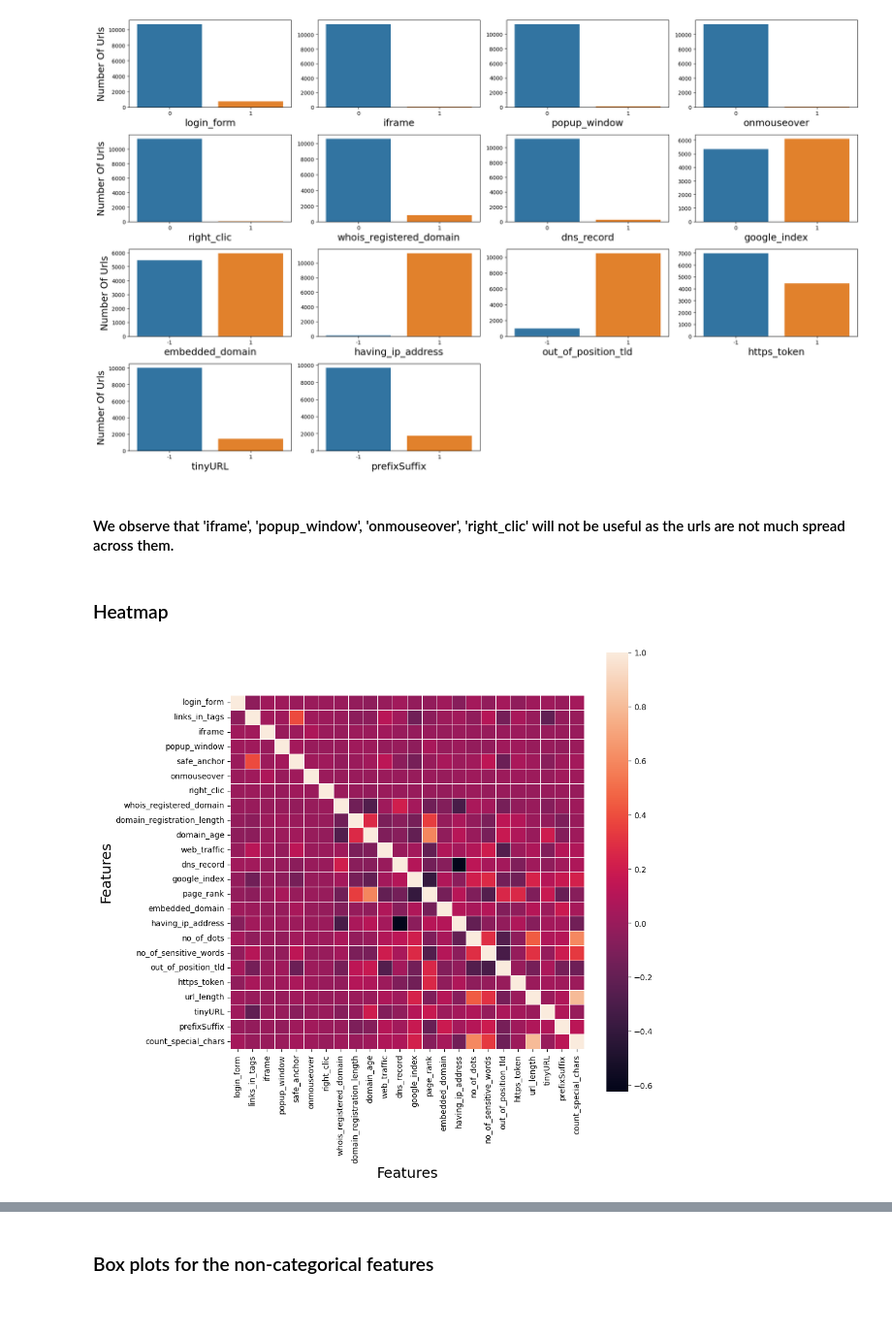
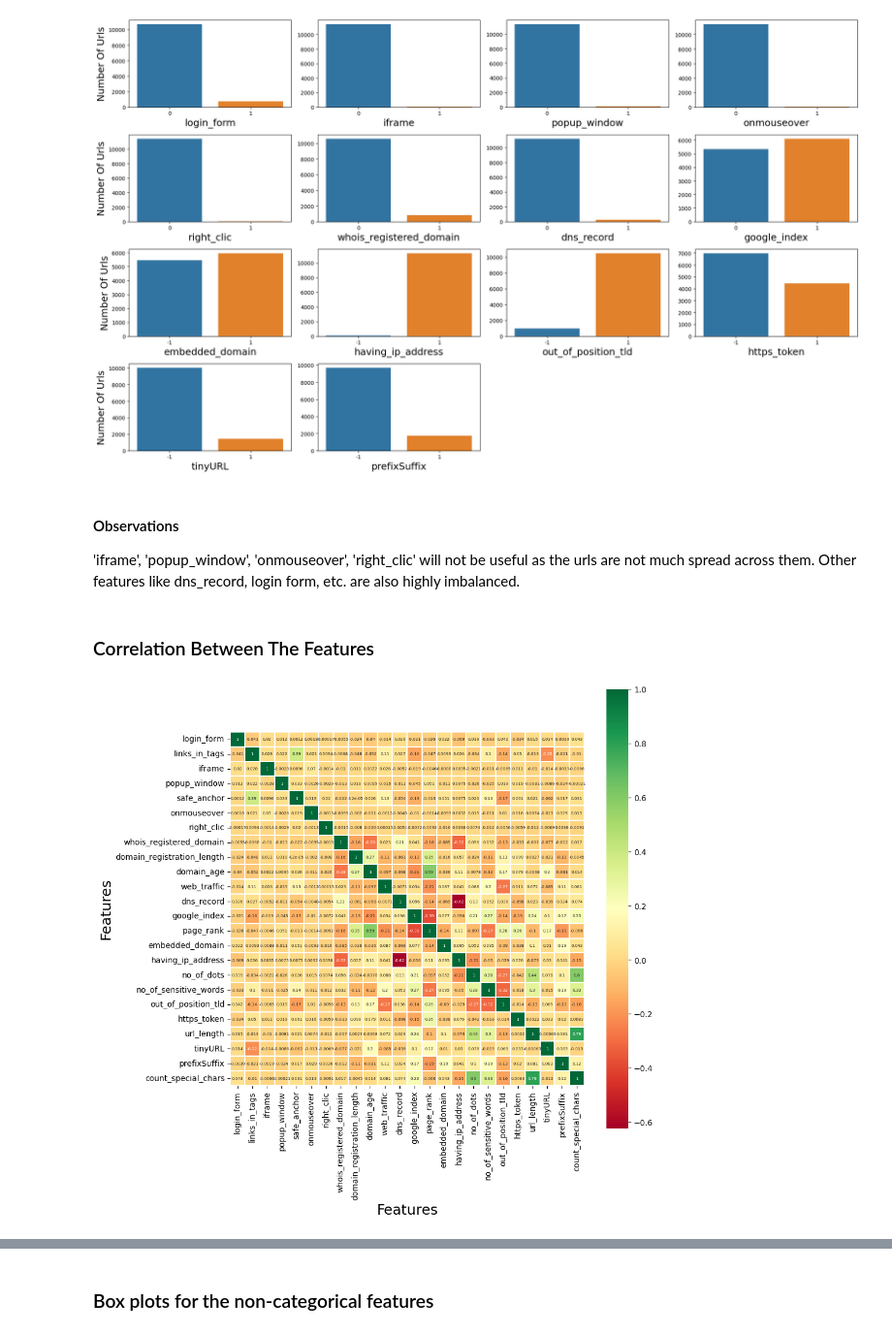
Before and after one commit to mit-riya/Phishing-URL-Detection, a Jupyter notebook: data_preprocessing.ipynb, the cells around one changed output, grey strips where cells are left out. Shown at 97% size. Drawn from its saved outputs; the diff is of its cells as text; code cells hidden in the pictures; blank space fills up the shorter version.

```diff
--- a/data_preprocessing.ipynb
+++ b/data_preprocessing.ipynb
@@ -552,9 +552,3 @@ list(data.columns)
  'status']
 # %%
 data = data.drop(columns=['url'])
-# %%
-# Defining a dictionary to map values of 'status' to numerical values
-status_mapping = {'legitimate': -1, 'phishing': 1}
-
-# Mapping the values using the dictionary and creating a new column 'label'
-data['label'] = data['status'].map(status_mapping)
@@ -727,23 +725,25 @@ plt.show()
 # %% [output]
 [figure]
 # %% [markdown]
-#### We observe that 'iframe', 'popup_window', 'onmouseover', 'right_clic' will not be useful as the urls are not much spread across them.
+#### Observations
+'iframe', 'popup_window', 'onmouseover', 'right_clic' will not be useful as the urls are not much spread across them.
+Other features like dns_record, login form, etc. are also highly imbalanced.
-# %% [markdown]
-### Heatmap
+# %% [markdown]
+### Correlation Between The Features
 # %%
 # Creating a correlation matrix of the columns, and visualizing it using a heatmap.
-# Drop 'status' and 'label' columns from the DataFrame and store it as another copy
-data2 = data.drop(columns=['status', 'label'])
+# Drop 'status' column from the DataFrame and store it as another copy
+data2 = data.drop(columns=['status'])
 
 # Set the figure size for the heatmap
 plt.figure(figsize=(10, 10))
 
-sns.heatmap(data2.corr(), square=True, linewidths=.5)
+sns.heatmap(data2.corr(), square=True, annot = True, annot_kws={'size':5}, cmap='RdYlGn', linewidths=0.2)
 
 # Add proper labels to the heatmap
 plt.xlabel("Features", fontsize=18)
 plt.ylabel("Features", fontsize=18)
 
 plt.show()
 # %% [output]
-[figure, old version]
+[figure, new version]
```
Also changed, not shown: parts of 22 cells of this notebook.
